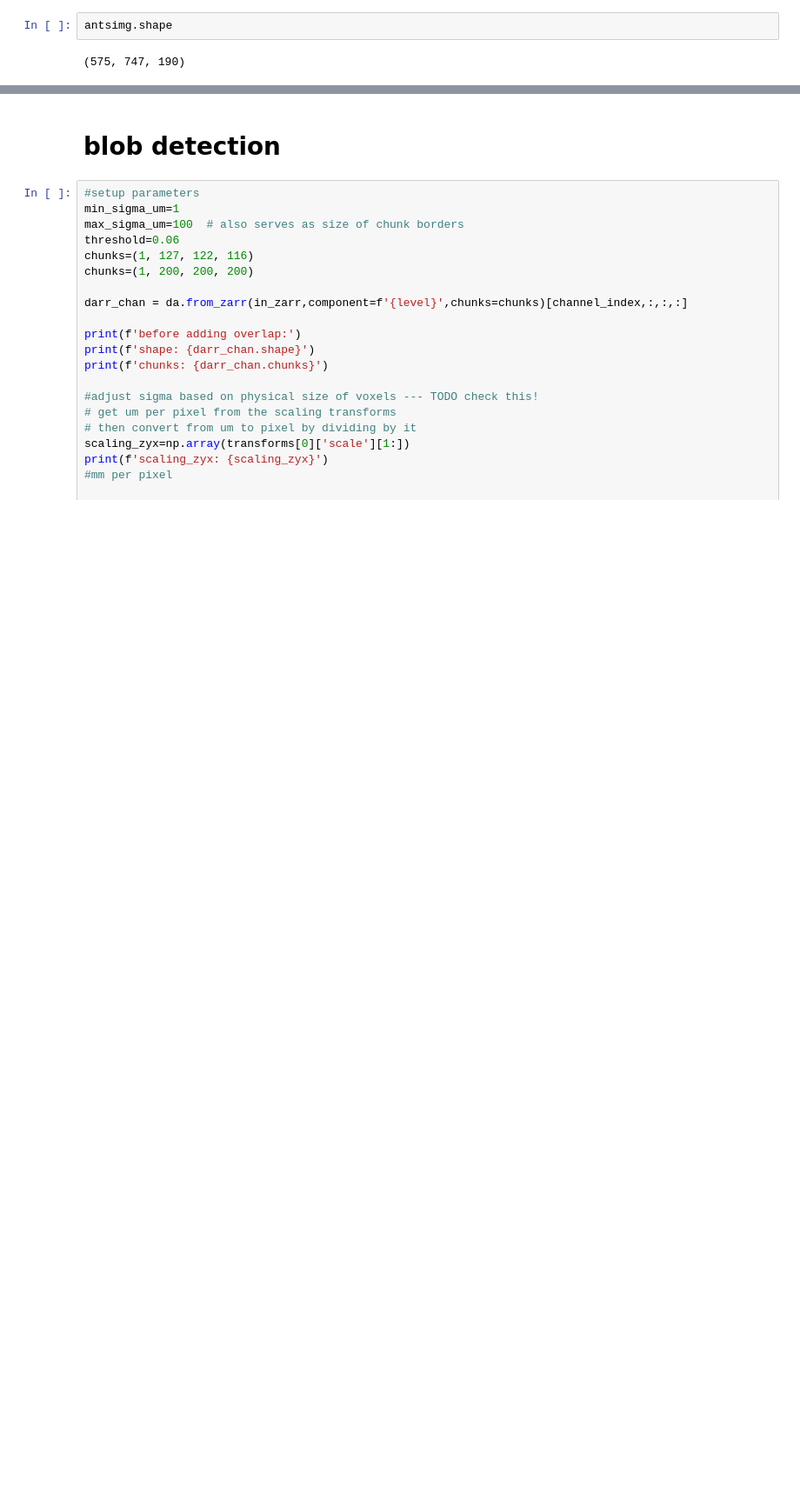
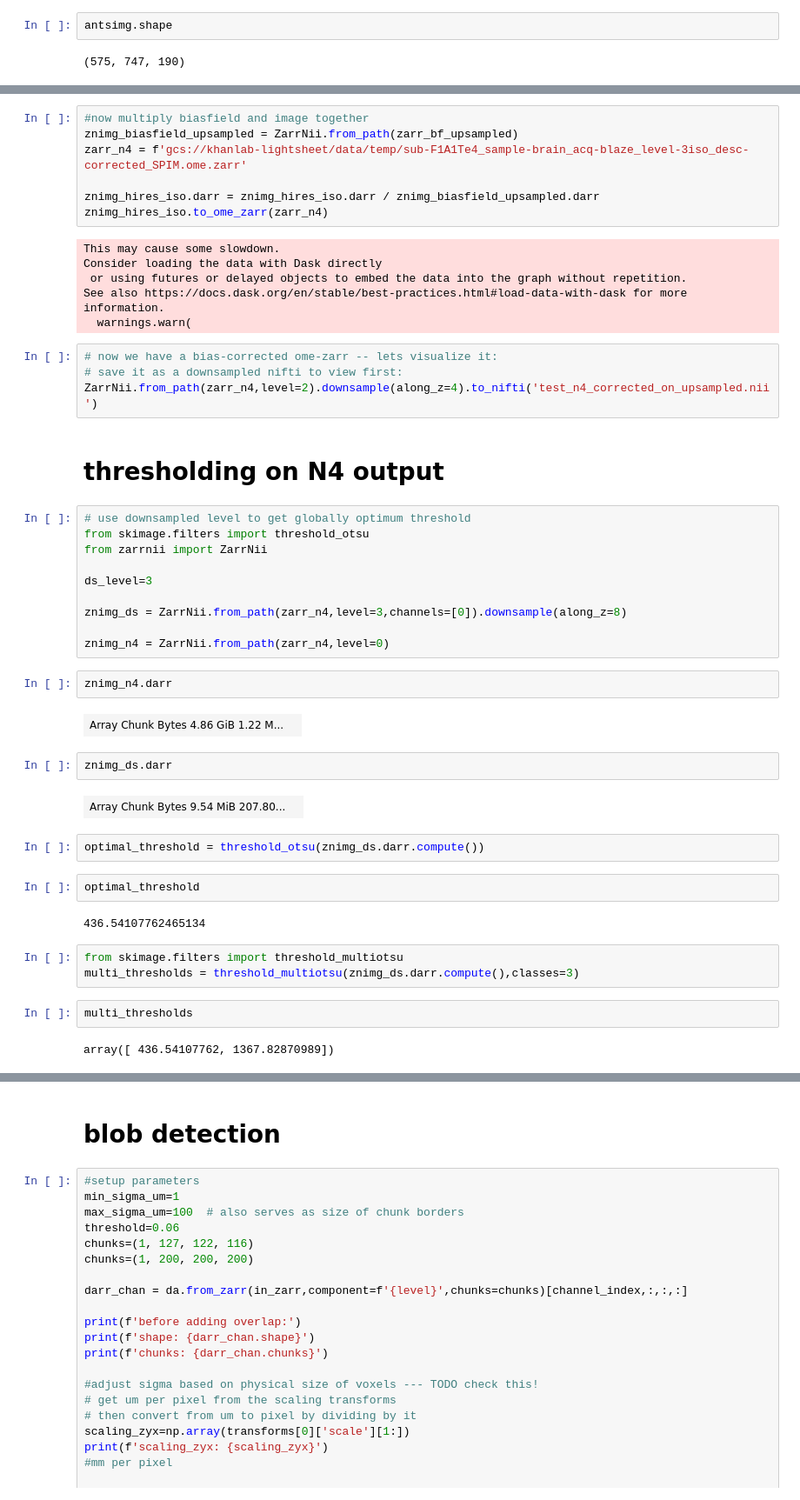
Before and after one commit to khanlab/SPIMquant, a Jupyter notebook: examples/notebooks/coiled_sandbox.ipynb, the cells around one changed output, grey strips where cells are left out. Shown at 87% size. Cells and saved outputs as stored; diff of their text form; blank space fills up the shorter version.

```diff
--- a/examples/notebooks/coiled_sandbox.ipynb
+++ b/examples/notebooks/coiled_sandbox.ipynb
@@ -245,0 +183,50 @@ znimg_n4.to_nifti('test_corrected.nii')
+# %%
+#now multiply biasfield and image together
+znimg_biasfield_upsampled = ZarrNii.from_path(zarr_bf_upsampled)
+zarr_n4 = f'gcs://khanlab-lightsheet/data/temp/sub-F1A1Te4_sample-brain_acq-blaze_level-3iso_desc-corrected_SPIM.ome.zarr'
+
+znimg_hires_iso.darr = znimg_hires_iso.darr / znimg_biasfield_upsampled.darr
+znimg_hires_iso.to_ome_zarr(zarr_n4)
+# %% [output]
+This may cause some slowdown.
+Consider loading the data with Dask directly
+ or using futures or delayed objects to embed the data into the graph without repetition.
+See also https://docs.dask.org/en/stable/best-practices.html#load-data-with-dask for more information.
+  warnings.warn(
+# %%
+# now we have a bias-corrected ome-zarr -- lets visualize it:
+# save it as a downsampled nifti to view first:
+ZarrNii.from_path(zarr_n4,level=2).downsample(along_z=4).to_nifti('test_n4_corrected_on_upsampled.nii')
+# %% [markdown]
+# thresholding on N4 output
+# %%
+# use downsampled level to get globally optimum threshold
+from skimage.filters import threshold_otsu
+from zarrnii import ZarrNii
+
+ds_level=3
+
+znimg_ds = ZarrNii.from_path(zarr_n4,level=3,channels=[0]).downsample(along_z=8)
+
+znimg_n4 = ZarrNii.from_path(zarr_n4,level=0)
+# %%
+znimg_n4.darr
+# %% [output]
+| Array Chunk Bytes 4.86 GiB 1.22 M... |  |
+# %%
+znimg_ds.darr
+# %% [output]
+| Array Chunk Bytes 9.54 MiB 207.80... |  |
+# %%
+optimal_threshold = threshold_otsu(znimg_ds.darr.compute())
+# %%
+optimal_threshold
+# %% [output]
+436.54107762465134
+# %%
+from skimage.filters import threshold_multiotsu
+multi_thresholds = threshold_multiotsu(znimg_ds.darr.compute(),classes=3)
+# %%
+multi_thresholds
+# %% [output]
+array([ 436.54107762, 1367.82870989])
```
Also changed, not shown: parts of 24 cells of this notebook.
